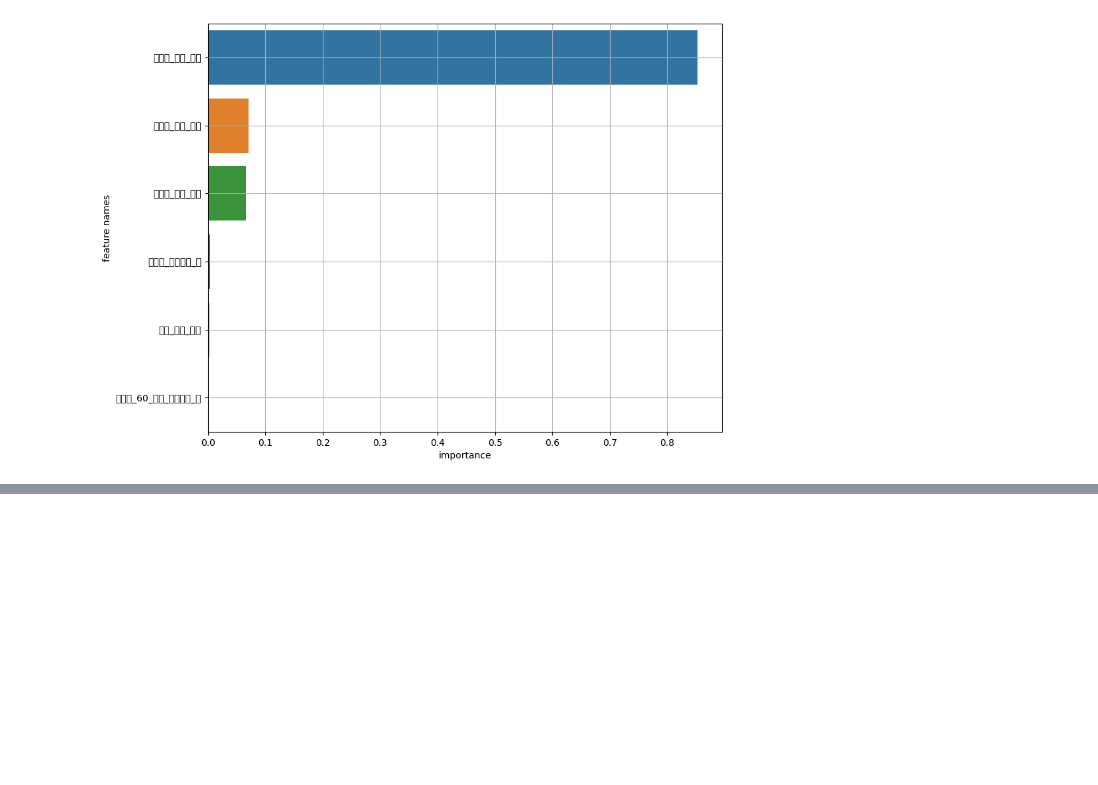
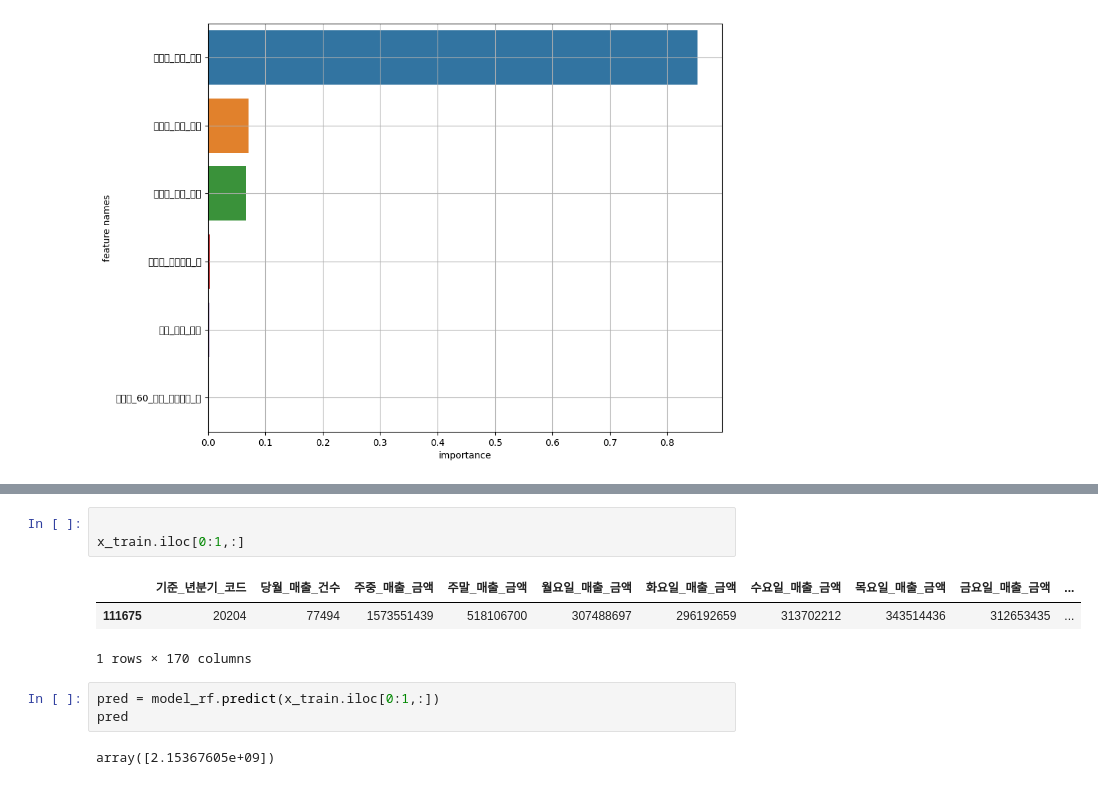
Before and after one commit to KT-AIvle-4th-Big-Project-Team2/SAI, a Jupyter notebook: Modeling/modeling_code.ipynb, the cells around one changed output, grey strips where cells are left out. Saved outputs shown, nothing was run; the diff lists cells and outputs as text; blank space fills up the shorter version.

```diff
--- a/Modeling/modeling_code.ipynb
+++ b/Modeling/modeling_code.ipynb
@@ -262,0 +334,12 @@ result = plot_feature_importance(model.feature_importances_, list(x), 6)
+# %%
+
+x_train.iloc[0:1,:]
+# %% [output]
+|  | 기준_년분기_코드 | 당월_매출_건수 | 주중_매출_금액 | 주말_매출_금액 | 월요일_매출_금액 | 화요일_매출_금액 | 수요일_매출_금액 | 목요일_매출_금액 | 금요일_매출_금액 | ... |
+| 111675 | 20204 | 77494 | 1573551439 | 518106700 | 307488697 | 296192659 | 313702212 | 343514436 | 312653435 | ... |
+1 rows × 170 columns
+# %%
+pred = model_rf.predict(x_train.iloc[0:1,:])
+pred
+# %% [output]
+array([2.15367605e+09])
```
Also changed, not shown: parts of 27 cells of this notebook.
